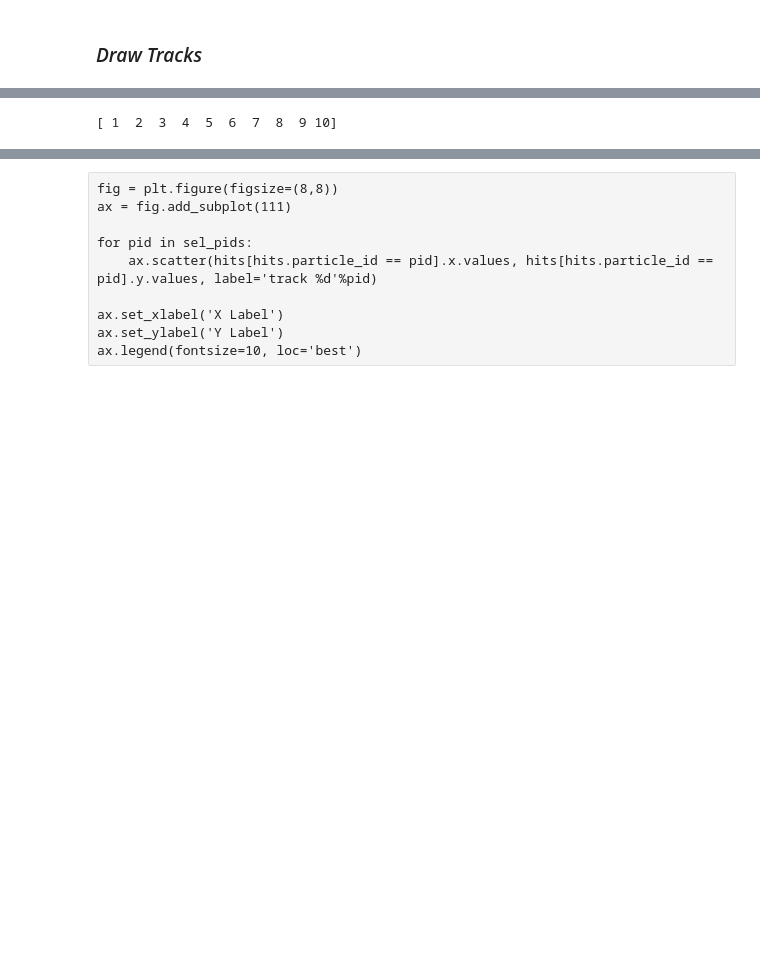
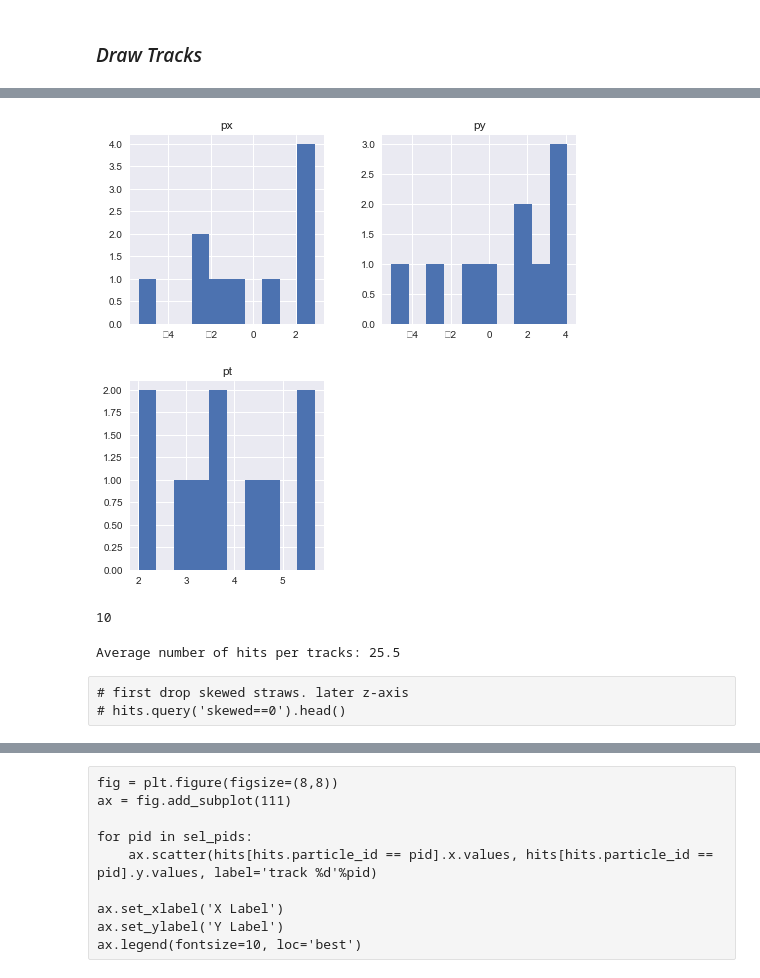
Before and after one commit to ai4fair/pandaml, a Jupyter notebook: stt_eda.ipynb, the cells around one changed output, grey strips where cells are left out. Cells and saved outputs as stored; diff of their text form; code cells hidden in the pictures; blank space fills up the shorter version.

```diff
--- a/stt_eda.ipynb
+++ b/stt_eda.ipynb
@@ -115,7 +175,19 @@ hits.head()
+# %%
+_ = particles[['px','py','pt']].hist(figsize = (8,8))
+# %% [output]
+[figure, added]
+# %%
+# Number of unique particles
+len(truth.particle_id.unique())
+# %% [output]
+10
 # %%
 # lets get unique pids with freq (~ hits).
 sel_pids, sel_pids_fr = np.unique(hits.particle_id, return_counts=True)
-# %%
-print(sel_pids)
-# %% [output]
-[ 1  2  3  4  5  6  7  8  9 10]
+# %%
+print("Average number of hits per tracks: {}".format(hits.hit_id.count()/sel_pids.size))
+# %% [output]
+Average number of hits per tracks: 25.5
+# %% [raw]
+# first drop skewed straws. later z-axis
+# hits.query('skewed==0').head()
```
Also changed, not shown: parts of 47 cells of this notebook, 1 other file.
